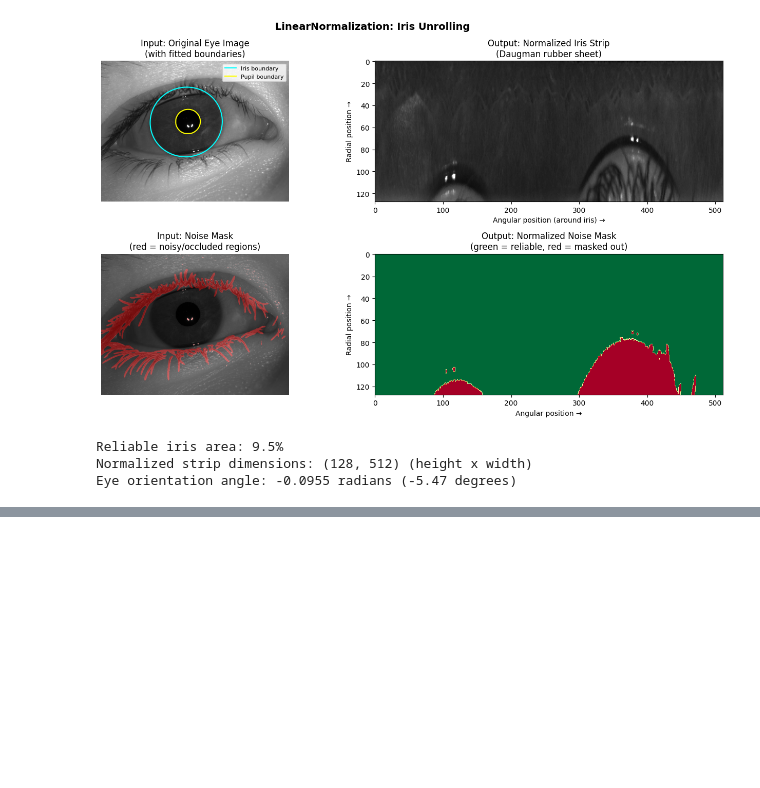
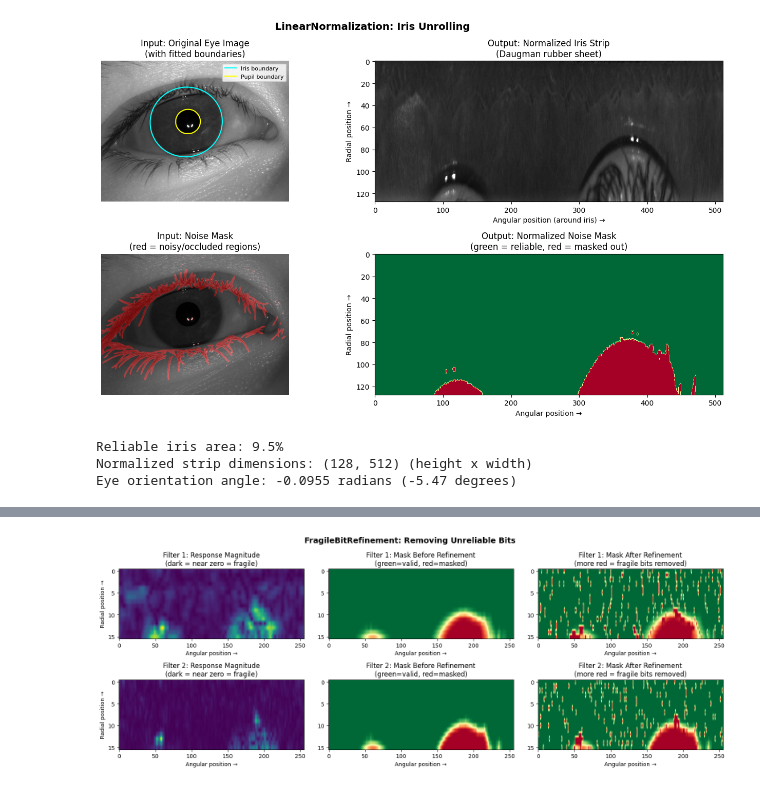
Before and after one commit to allison-diebol/open-iris, a Jupyter notebook: colab/internals/05_encoding.ipynb, the cells around one changed output, grey strips where cells are left out. Cells and saved outputs as stored; diff of their text form; code cells hidden in the pictures; blank space fills up the shorter version.

```diff
--- a/colab/internals/05_encoding.ipynb
+++ b/colab/internals/05_encoding.ipynb
@@ -251 +448,32 @@ Example from pipeline.yaml:
+# %%
+import matplotlib.pyplot as plt
+import numpy as np
+
+fig, axes = plt.subplots(2, 3, figsize=(16, 6))
+
+for i in range(2):
+    # Response magnitude (low magnitude = fragile)
+    magnitude = np.abs(refined.iris_responses[i])
+    axes[i, 0].imshow(magnitude, cmap="viridis", aspect="auto")
+    axes[i, 0].set_title(f"Filter {i+1}: Response Magnitude\n(dark = near zero = fragile)")
+    axes[i, 0].set_xlabel("Angular position →")
+    axes[i, 0].set_ylabel("Radial position →")
+
+    # Mask before refinement — extract .real to get float array
+    before = response.mask_responses[i].real
+    axes[i, 1].imshow(before, cmap="RdYlGn", aspect="auto", vmin=0, vmax=1)
+    axes[i, 1].set_title(f"Filter {i+1}: Mask Before Refinement\n(green=valid, red=masked)")
+    axes[i, 1].set_xlabel("Angular position →")
+
+    # Mask after refinement — extract .real
+    after = refined.mask_responses[i].real
+    axes[i, 2].imshow(after, cmap="RdYlGn", aspect="auto", vmin=0, vmax=1)
+    axes[i, 2].set_title(f"Filter {i+1}: Mask After Refinement\n(more red = fragile bits removed)")
+    axes[i, 2].set_xlabel("Angular position →")
+
+plt.suptitle("FragileBitRefinement: Removing Unreliable Bits", fontsize=14, fontweight="bold")
+plt.tight_layout()
+plt.show()
+# %% [output]
+[figure, added]
 # %% [markdown]
```
Also changed, not shown: parts of 16 cells of this notebook.
